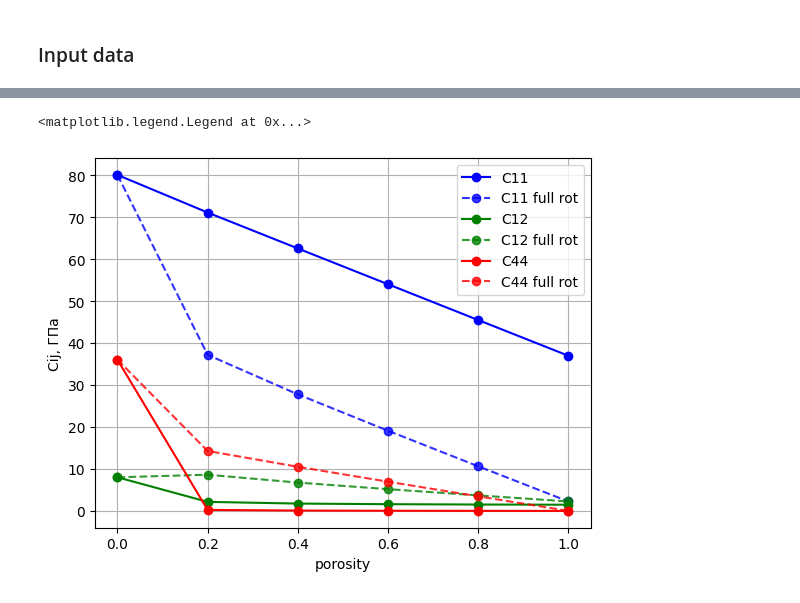
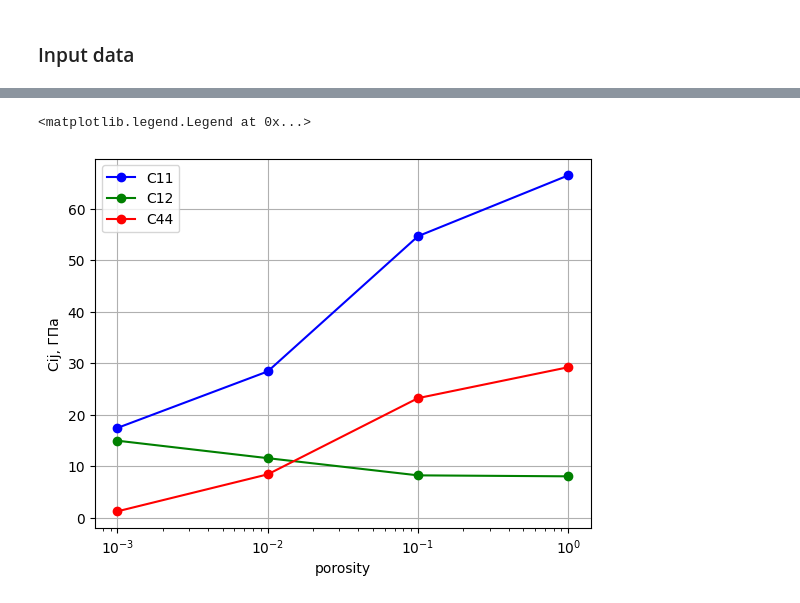
Before and after one commit to MariiaKalinina/Elasticity, a Jupyter notebook: GSA_from VTI_to_isotropic.ipynb, the cells around one changed output, grey strips where cells are left out. Drawn from its saved outputs; the diff is of its cells as text; code cells hidden in the pictures.

```diff
--- a/GSA_from VTI_to_isotropic.ipynb
+++ b/GSA_from VTI_to_isotropic.ipynb
@@ -1447,19 +350,0 @@ array([[48.5494, 12.8479, 12.8479,  0.    ,  0.    ,  0.    ],
-# %%
-c11, c12, c44 = [], [], []
-c11_lab, c12_lab, c44_lab = [], [], []
-
-porosity = np.array([0, 0.2, 0.4, 0.6, 0.8, 1])
-
-for i in porosity:
-  eff, A, B = effective_tensor_new_A(g_matrix, g_inclusion, C_mtrx, C_fl, C_c, porosity=i)
-
-  C_xyz = tens2mat(np.einsum('ijmn,mnkl->ijkl', A, B), compl=False)
-  C_lab = tens2mat(izotr(mat2tens(eff, compl=False)), compl=False)
-
-  c11.append(C_xyz[0,0])
-  c12.append(C_xyz[0,2])
-  c44.append(C_xyz[3,3])
-
-  c11_lab.append(C_lab[0,0])
-  c12_lab.append(C_lab[0,2])
-  c44_lab.append(C_lab[3,3])
@@ -1467,0 +351,12 @@ NameError: name 'g_inclusion' is not defined
+# %%
+c11, c12, c44 = [], [], []
+
+ar = [1000, 100, 10, 1]
+
+porosity = 0.1
+for i in ar:
+  g_inclusion = tensor_g(C_c, [i,i,1])
+  eff = effective_from_VTI_to_istrop(g_matrix, g_inclusion, C_mtrx, C_fl, C_c, porosity)
+  c11.append(eff[0,0])
+  c12.append(eff[0,2])
+  c44.append(eff[3,3])
@@ -1468,22 +381,17 @@ NameError: name 'g_inclusion' is not defined
 # %%
-x = porosity
+x = [1/1000, 1/100, 1/10, 1]
 
 plt.plot(x, c11, label='C11', marker='o', color='blue')
-plt.plot(x, c11_lab, label='C11 full rot',  marker='o', linestyle='--', color='blue', alpha=0.8)
+plt.plot(x, c12, label='C12', marker='o', color='green')
+plt.plot(x, c44, label='C44', marker='o', color='red')
 
-plt.plot(x, c12, label='C12', marker='o', color='green')
-plt.plot(x, c12_lab, label='C12 full rot',  marker='o', linestyle='--', color='green', alpha=0.8)
-
-plt.plot(x, c44, label='C44', marker='o', color='red')
-plt.plot(x, c44_lab, label='C44 full rot',  marker='o', linestyle='--', color='red', alpha=0.8)
-
-# plt.xscale("log")
+plt.xscale("log")
 plt.xlabel('porosity')
 plt.ylabel('Cij, ГПа')
 # plt.title ('AR fluid')
 
 plt.grid()
 plt.legend()
 # %% [output]
 <matplotlib.legend.Legend at 0x...>
-[figure, old version]
+[figure, new version]
```
Also changed, not shown: parts of 88 cells of this notebook.
